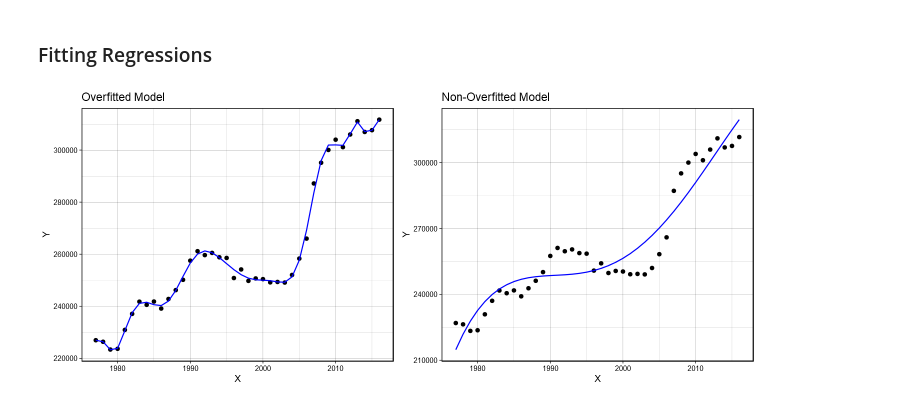
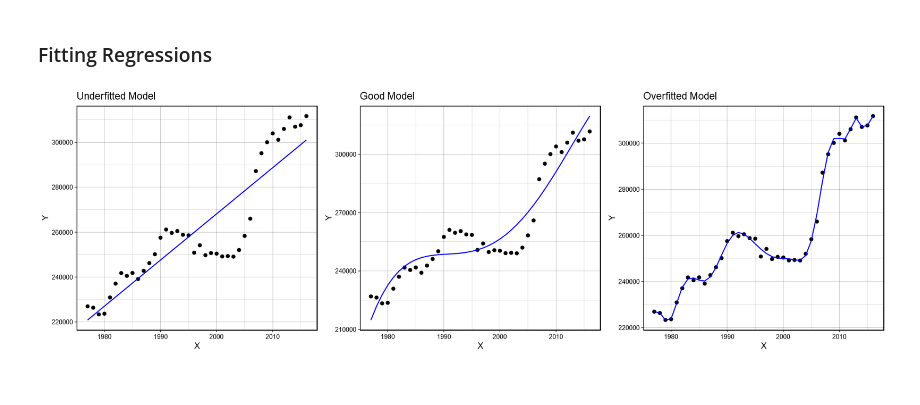
Before and after one commit to Agewerc/Regularization, a Jupyter notebook: Regularization.ipynb, the cells around one changed output. Drawn from its saved outputs; the diff is of its cells as text; code cells hidden in the pictures.

Commit message:
add plot of underfitting

```diff
--- a/Regularization.ipynb
+++ b/Regularization.ipynb
@@ -36,20 +36,26 @@ X <- births[, 'Year']
 
 overfit_model <- lm(Y ~ poly(X,20))
 model <- lm(Y ~ poly(X,4))
+underfit_model <- lm(Y ~ poly(X,1))
 
-A <- predict(overfit_model)
+A <- predict(underfit_model)
 B <- predict(model)
+C <- predict(overfit_model)
 # %%
-options(repr.plot.width=12, repr.plot.height=5) # area of display
+options(repr.plot.width=16, repr.plot.height=5) # area of display
 
 plot1 <- ggplot(births, aes(x = X, y = Y)) + geom_point() +
 theme_linedraw() +
-ggtitle("Overfitted Model") + geom_line(color='blue', data = births, aes(x=X, y=A))
+ggtitle("Underfitted Model") + geom_line(color='blue', data = births, aes(x=X, y=A))
 
 plot2 <- ggplot(births, aes(x = X, y = Y)) + geom_point() +
 theme_linedraw() +
-ggtitle("Non-Overfitted Model") +  geom_line(color='blue', data = births, aes(x=X, y=B))
+ggtitle("Good Model") +  geom_line(color='blue', data = births, aes(x=X, y=B))
 
-grid.arrange(plot1, plot2, nrow = 1) # display of first plot
+plot3 <- ggplot(births, aes(x = X, y = Y)) + geom_point() +
+theme_linedraw() +
+ggtitle("Overfitted Model") +  geom_line(color='blue', data = births, aes(x=X, y=C))
+
+grid.arrange(plot1, plot2, plot3, nrow = 1) # display of first plot
 # %% [output]
-[figure, old version]
+[figure, new version]
```
Also changed, not shown: parts of 1 cell of this notebook.
